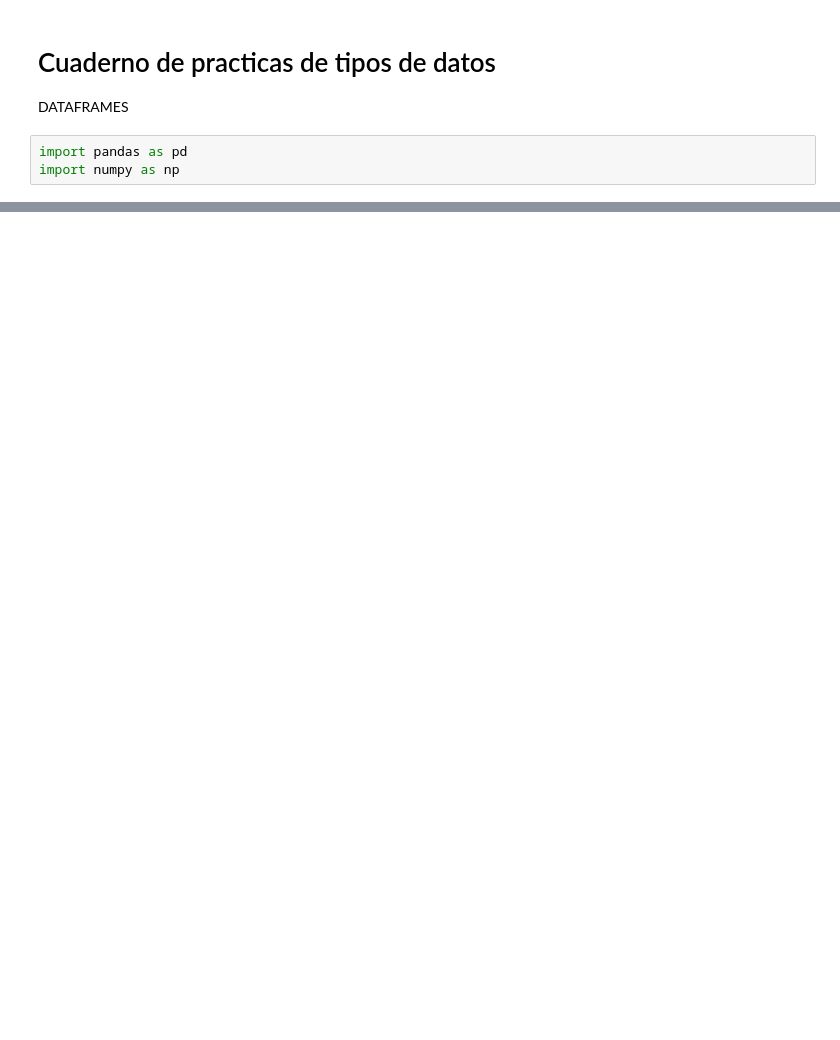
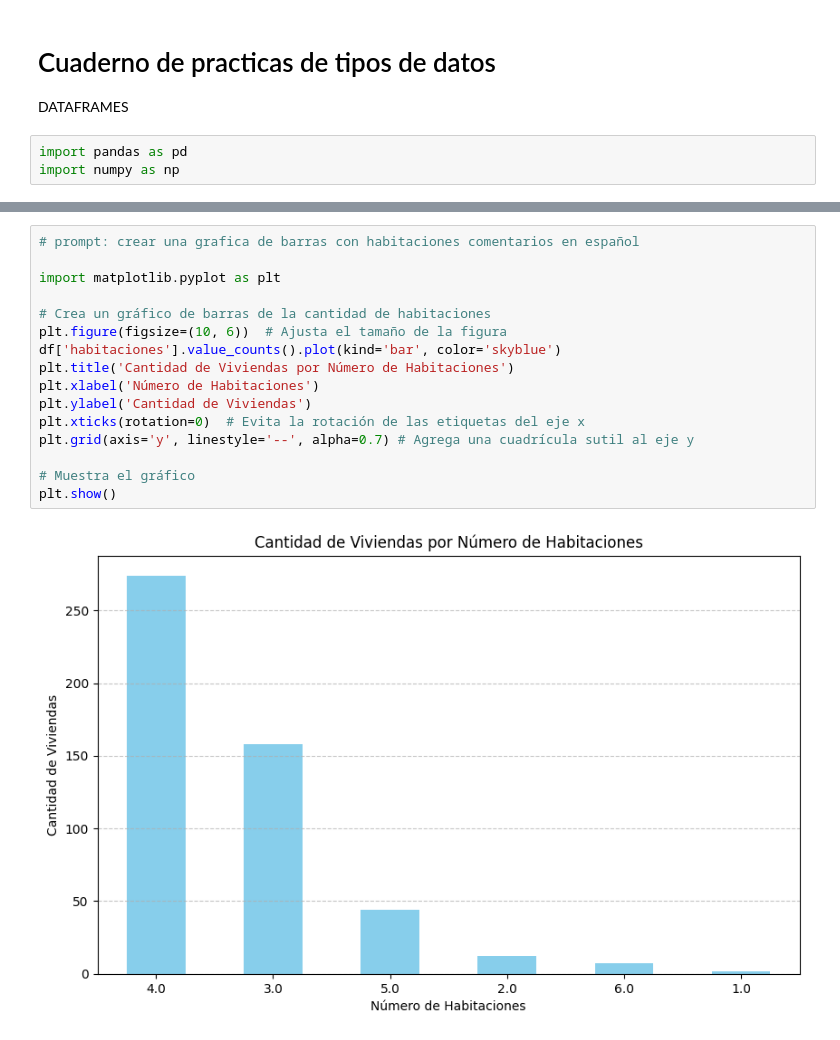
Before and after one commit to wilszon/Clase-Inteligencia-Artificial, a Jupyter notebook: EDA.ipynb, the cells around one changed output, grey strips where cells are left out. Drawn from its saved outputs; the diff is of its cells as text; blank space fills up the shorter version.

```diff
--- a/EDA.ipynb
+++ b/EDA.ipynb
@@ -26,3 +24,21 @@ df
 | 497 | 4.0 | 6.48 | 210 | NaN | 2 |
 | 498 | 4.0 | 7.88 | 210 | NaN | 1 |
 499 rows × 5 columns
+# %%
+# prompt: crear una grafica de barras con habitaciones comentarios en español
+
+import matplotlib.pyplot as plt
+
+# Crea un gráfico de barras de la cantidad de habitaciones
+plt.figure(figsize=(10, 6))  # Ajusta el tamaño de la figura
+df['habitaciones'].value_counts().plot(kind='bar', color='skyblue')
+plt.title('Cantidad de Viviendas por Número de Habitaciones')
+plt.xlabel('Número de Habitaciones')
+plt.ylabel('Cantidad de Viviendas')
+plt.xticks(rotation=0)  # Evita la rotación de las etiquetas del eje x
+plt.grid(axis='y', linestyle='--', alpha=0.7) # Agrega una cuadrícula sutil al eje y
+
+# Muestra el gráfico
+plt.show()
+# %% [output]
+[figure, added]
```
Also changed, not shown: parts of 11 cells of this notebook.
